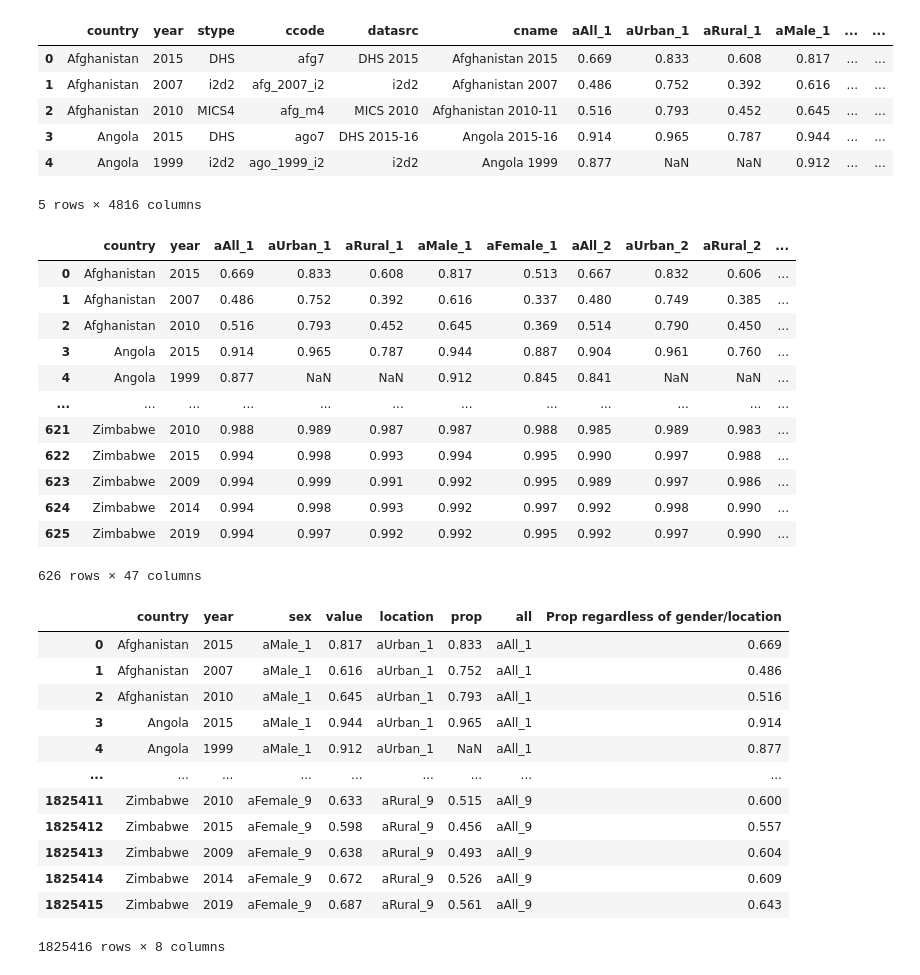
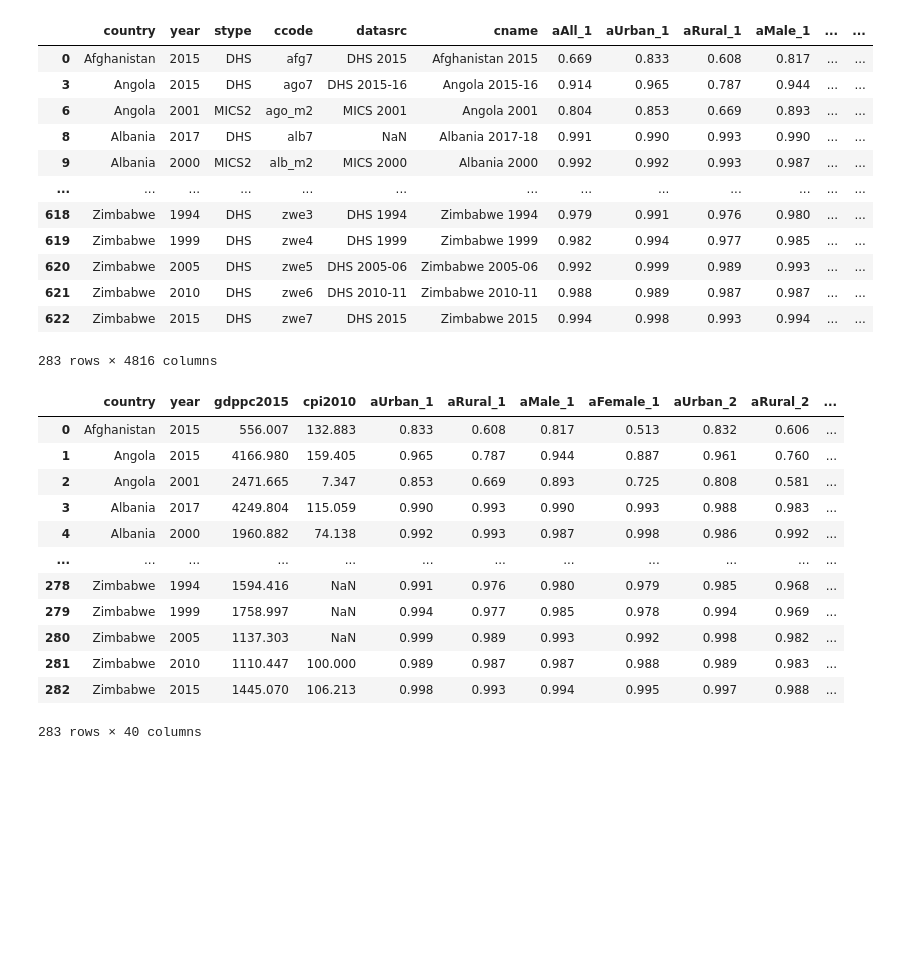
Before and after one commit to TheYibster/-Pstat100-Data-Science, a Jupyter notebook: CP1/data_tidy.ipynb, the cells around one changed output. Saved outputs shown, nothing was run; the diff lists cells and outputs as text; code cells hidden in the pictures; blank space fills up the shorter version.

```diff
--- a/CP1/data_tidy.ipynb
+++ b/CP1/data_tidy.ipynb
@@ -4,43 +4,50 @@ import numpy as np
 import pandas as pd
 
 df = pd.read_csv('../data/edattainxtry_5plus.csv')
+survey_types = ['DHS', 'MICS2']
+df = df.loc[df['stype'].isin(survey_types)]
 # %%
-df.head(5)
+df
 # %% [output]
 |  | country | year | stype | ccode | datasrc | cname | aAll_1 | aUrban_1 | aRural_1 | aMale_1 | ... | ... |
 | 0 | Afghanistan | 2015 | DHS | afg7 | DHS 2015 | Afghanistan 2015 | 0.669 | 0.833 | 0.608 | 0.817 | ... | ... |
-| 1 | Afghanistan | 2007 | i2d2 | afg_2007_i2 | i2d2 | Afghanistan 2007 | 0.486 | 0.752 | 0.392 | 0.616 | ... | ... |
-| 2 | Afghanistan | 2010 | MICS4 | afg_m4 | MICS 2010 | Afghanistan 2010-11 | 0.516 | 0.793 | 0.452 | 0.645 | ... | ... |
 | 3 | Angola | 2015 | DHS | ago7 | DHS 2015-16 | Angola 2015-16 | 0.914 | 0.965 | 0.787 | 0.944 | ... | ... |
-| 4 | Angola | 1999 | i2d2 | ago_1999_i2 | i2d2 | Angola 1999 | 0.877 | NaN | NaN | 0.912 | ... | ... |
+| 6 | Angola | 2001 | MICS2 | ago_m2 | MICS 2001 | Angola 2001 | 0.804 | 0.853 | 0.669 | 0.893 | ... | ... |
+| 8 | Albania | 2017 | DHS | alb7 | NaN | Albania 2017-18 | 0.991 | 0.990 | 0.993 | 0.990 | ... | ... |
+| 9 | Albania | 2000 | MICS2 | alb_m2 | MICS 2000 | Albania 2000 | 0.992 | 0.992 | 0.993 | 0.987 | ... | ... |
+| ... | ... | ... | ... | ... | ... | ... | ... | ... | ... | ... | ... | ... |
+| 618 | Zimbabwe | 1994 | DHS | zwe3 | DHS 1994 | Zimbabwe 1994 | 0.979 | 0.991 | 0.976 | 0.980 | ... | ... |
+| 619 | Zimbabwe | 1999 | DHS | zwe4 | DHS 1999 | Zimbabwe 1999 | 0.982 | 0.994 | 0.977 | 0.985 | ... | ... |
+| 620 | Zimbabwe | 2005 | DHS | zwe5 | DHS 2005-06 | Zimbabwe 2005-06 | 0.992 | 0.999 | 0.989 | 0.993 | ... | ... |
+| 621 | Zimbabwe | 2010 | DHS | zwe6 | DHS 2010-11 | Zimbabwe 2010-11 | 0.988 | 0.989 | 0.987 | 0.987 | ... | ... |
+| 622 | Zimbabwe | 2015 | DHS | zwe7 | DHS 2015 | Zimbabwe 2015 | 0.994 | 0.998 | 0.993 | 0.994 | ... | ... |
-5 rows × 4816 columns
+283 rows × 4816 columns
 # %%
-i = df.columns[0:2]
+i = ['country', 'year', 'gdppc2015', 'cpi2010']
 
-j = (df.columns.str.startswith('aAll') +
-df.columns.str.startswith('aUrban') +
+j = (df.columns.str.startswith('aUrban') +
 df.columns.str.startswith('aRural')+
 df.columns.str.startswith('aMale')+
 df.columns.str.startswith('aFema'))
 
 k = list(i) + list(df.columns[j])
 
-values = df.loc[:, k]
+values = df.loc[:, k].reset_index(drop=True)
 values
 # %% [output]
-|  | country | year | aAll_1 | aUrban_1 | aRural_1 | aMale_1 | aFemale_1 | aAll_2 | aUrban_2 | aRural_2 | ... |
-| 0 | Afghanistan | 2015 | 0.669 | 0.833 | 0.608 | 0.817 | 0.513 | 0.667 | 0.832 | 0.606 | ... |
-| 1 | Afghanistan | 2007 | 0.486 | 0.752 | 0.392 | 0.616 | 0.337 | 0.480 | 0.749 | 0.385 | ... |
-| 2 | Afghanistan | 2010 | 0.516 | 0.793 | 0.452 | 0.645 | 0.369 | 0.514 | 0.790 | 0.450 | ... |
-| 3 | Angola | 2015 | 0.914 | 0.965 | 0.787 | 0.944 | 0.887 | 0.904 | 0.961 | 0.760 | ... |
-| 4 | Angola | 1999 | 0.877 | NaN | NaN | 0.912 | 0.845 | 0.841 | NaN | NaN | ... |
+|  | country | year | gdppc2015 | cpi2010 | aUrban_1 | aRural_1 | aMale_1 | aFemale_1 | aUrban_2 | aRural_2 | ... |
+| 0 | Afghanistan | 2015 | 556.007 | 132.883 | 0.833 | 0.608 | 0.817 | 0.513 | 0.832 | 0.606 | ... |
+| 1 | Angola | 2015 | 4166.980 | 159.405 | 0.965 | 0.787 | 0.944 | 0.887 | 0.961 | 0.760 | ... |
+| 2 | Angola | 2001 | 2471.665 | 7.347 | 0.853 | 0.669 | 0.893 | 0.725 | 0.808 | 0.581 | ... |
+| 3 | Albania | 2017 | 4249.804 | 115.059 | 0.990 | 0.993 | 0.990 | 0.993 | 0.988 | 0.983 | ... |
+| 4 | Albania | 2000 | 1960.882 | 74.138 | 0.992 | 0.993 | 0.987 | 0.998 | 0.986 | 0.992 | ... |
 | ... | ... | ... | ... | ... | ... | ... | ... | ... | ... | ... | ... |
-| 621 | Zimbabwe | 2010 | 0.988 | 0.989 | 0.987 | 0.987 | 0.988 | 0.985 | 0.989 | 0.983 | ... |
-| 622 | Zimbabwe | 2015 | 0.994 | 0.998 | 0.993 | 0.994 | 0.995 | 0.990 | 0.997 | 0.988 | ... |
-| 623 | Zimbabwe | 2009 | 0.994 | 0.999 | 0.991 | 0.992 | 0.995 | 0.989 | 0.997 | 0.986 | ... |
-| 624 | Zimbabwe | 2014 | 0.994 | 0.998 | 0.993 | 0.992 | 0.997 | 0.992 | 0.998 | 0.990 | ... |
-| 625 | Zimbabwe | 2019 | 0.994 | 0.997 | 0.992 | 0.992 | 0.995 | 0.992 | 0.997 | 0.990 | ... |
+| 278 | Zimbabwe | 1994 | 1594.416 | NaN | 0.991 | 0.976 | 0.980 | 0.979 | 0.985 | 0.968 | ... |
+| 279 | Zimbabwe | 1999 | 1758.997 | NaN | 0.994 | 0.977 | 0.985 | 0.978 | 0.994 | 0.969 | ... |
+| 280 | Zimbabwe | 2005 | 1137.303 | NaN | 0.999 | 0.989 | 0.993 | 0.992 | 0.998 | 0.982 | ... |
+| 281 | Zimbabwe | 2010 | 1110.447 | 100.000 | 0.989 | 0.987 | 0.987 | 0.988 | 0.989 | 0.983 | ... |
+| 282 | Zimbabwe | 2015 | 1445.070 | 106.213 | 0.998 | 0.993 | 0.994 | 0.995 | 0.997 | 0.988 | ... |
-626 rows × 47 columns
+283 rows × 40 columns
 # %%
 
 data_mod1 = pd.melt(values,
@@ -62,16 +62,0 @@ data_mod3 = pd.melt(data_mod2,
-# %%
-data_mod3
-# %% [output]
-|  | country | year | sex | value | location | prop | all | Prop regardless of gender/location |
-| 0 | Afghanistan | 2015 | aMale_1 | 0.817 | aUrban_1 | 0.833 | aAll_1 | 0.669 |
-| 1 | Afghanistan | 2007 | aMale_1 | 0.616 | aUrban_1 | 0.752 | aAll_1 | 0.486 |
-| 2 | Afghanistan | 2010 | aMale_1 | 0.645 | aUrban_1 | 0.793 | aAll_1 | 0.516 |
-| 3 | Angola | 2015 | aMale_1 | 0.944 | aUrban_1 | 0.965 | aAll_1 | 0.914 |
-| 4 | Angola | 1999 | aMale_1 | 0.912 | aUrban_1 | NaN | aAll_1 | 0.877 |
-| ... | ... | ... | ... | ... | ... | ... | ... | ... |
-| 1825411 | Zimbabwe | 2010 | aFemale_9 | 0.633 | aRural_9 | 0.515 | aAll_9 | 0.600 |
-| 1825412 | Zimbabwe | 2015 | aFemale_9 | 0.598 | aRural_9 | 0.456 | aAll_9 | 0.557 |
-| 1825413 | Zimbabwe | 2009 | aFemale_9 | 0.638 | aRural_9 | 0.493 | aAll_9 | 0.604 |
-| 1825414 | Zimbabwe | 2014 | aFemale_9 | 0.672 | aRural_9 | 0.526 | aAll_9 | 0.609 |
-| 1825415 | Zimbabwe | 2019 | aFemale_9 | 0.687 | aRural_9 | 0.561 | aAll_9 | 0.643 |
-1825416 rows × 8 columns
```
Also changed, not shown: parts of 5 cells of this notebook, 1 other file.
